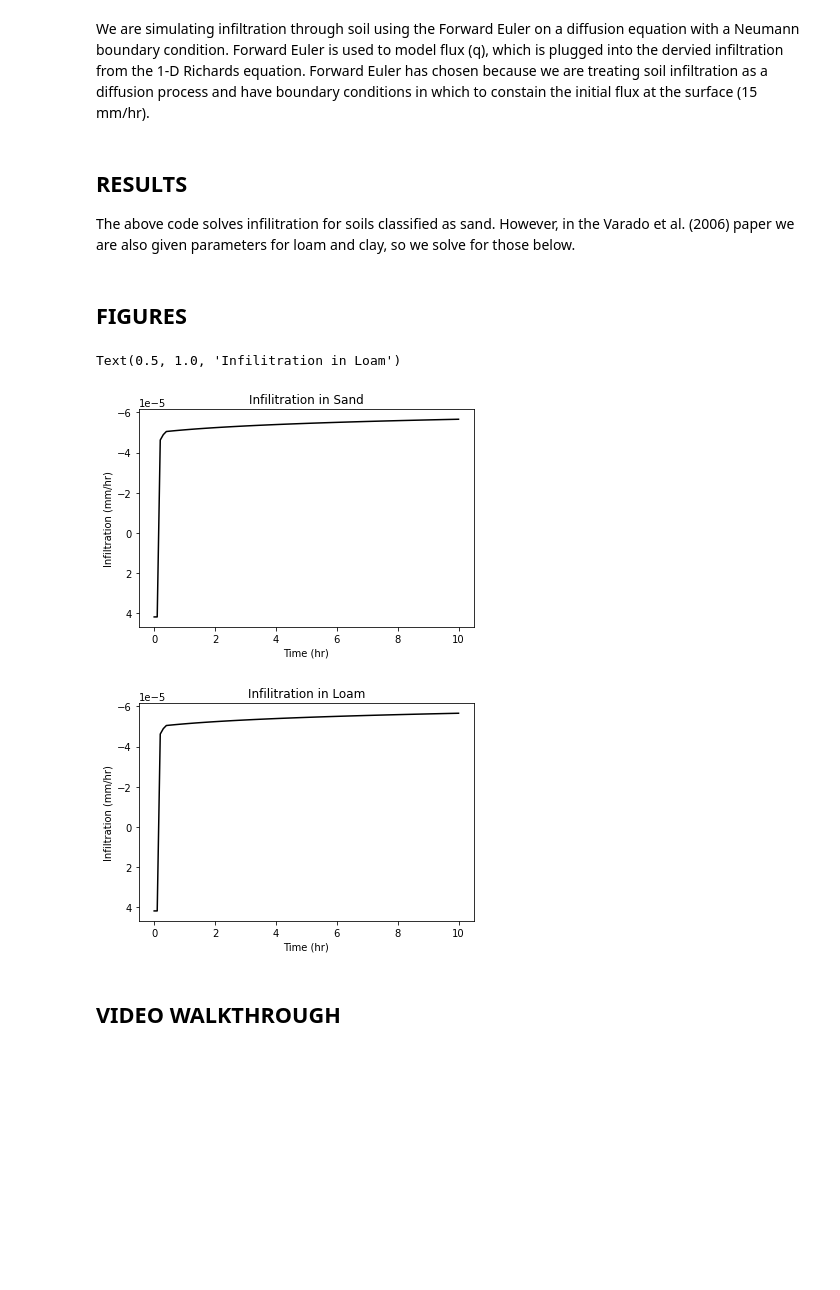
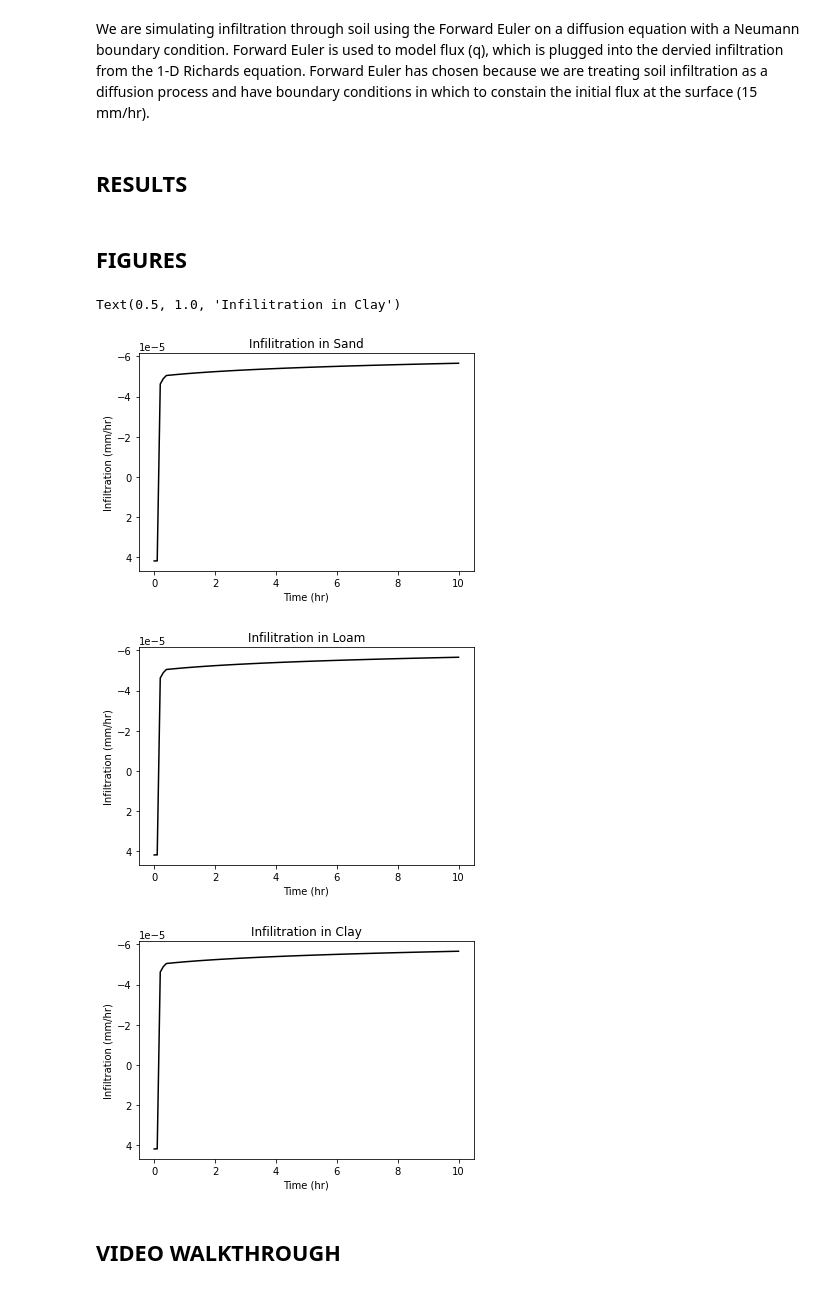
Before and after one commit to smotz9/EAS4610_Modeling, a Jupyter notebook: EAS4610_FinalProject.ipynb, the cells around one changed output. Cells and saved outputs as stored; diff of their text form; code cells hidden in the pictures; blank space fills up the shorter version.

Commit message:
Add files via upload
Clay plot added

```diff
--- a/EAS4610_FinalProject.ipynb
+++ b/EAS4610_FinalProject.ipynb
@@ -125,9 +126,8 @@ for k in np.arange(0,n):
     for i in np.arange(0,n):
         q[:, k + 1] = q[:,k] + C_D*(((J(2,k) - 2 * J(1,k)) / dx) - (J(1,k) * (q0 / D)))         # Solving for Flux
         I[:, k + 1] = (S2_orp / (2 * betta * K_s)) * np.log(1 + (betta /(q[:,k] / K_s) - 1))    # Solving for Infiltration
-# %% [markdown]
-## RESULTS
-The above code solves infilitration for soils classified as sand. However, in the Varado et al. (2006) paper we are also given parameters for loam and clay, so we solve for those below.
+# %% [markdown]
+## RESULTS
 # %%
 #%%----- Parameters -----%%#
 #___Based on soil type: Loam___#
@@ -192,25 +253,34 @@ for k in np.arange(0,n):
 # %%
 #%%------ Plotting ------%%#
 #for j in np.arange(0,n):
 figure = plt.figure()
 ax = plt.gca()
 plt.plot(t,I[0,:],'k-')
 plt.xlabel('Time (hr)')
 ax.set_ylim(ax.get_ylim()[::-1])
 plt.ylabel('Infiltration (mm/hr)')
 plt.title('Infilitration in Sand')
 
 figure2 = plt.figure()
 ax2 = plt.gca()
 plt.plot(t,I_l[0,:],'k-')
 plt.xlabel('Time (hr)')
 ax2.set_ylim(ax2.get_ylim()[::-1])
 plt.ylabel('Infiltration (mm/hr)')
 plt.title('Infilitration in Loam')
+
+figure3 = plt.figure()
+ax3 = plt.gca()
+plt.plot(t,I_2[0,:],'k-')
+plt.xlabel('Time (hr)')
+ax3.set_ylim(ax3.get_ylim()[::-1])
+plt.ylabel('Infiltration (mm/hr)')
+plt.title('Infilitration in Clay')
 # %% [output]
-Text(0.5, 1.0, 'Infilitration in Loam')
+Text(0.5, 1.0, 'Infilitration in Clay')
 [figure]
 [figure]
+[figure, added]
 # %% [markdown]
 ## VIDEO WALKTHROUGH
 # %% [markdown]
```
Also changed, not shown: parts of 2 cells of this notebook.
